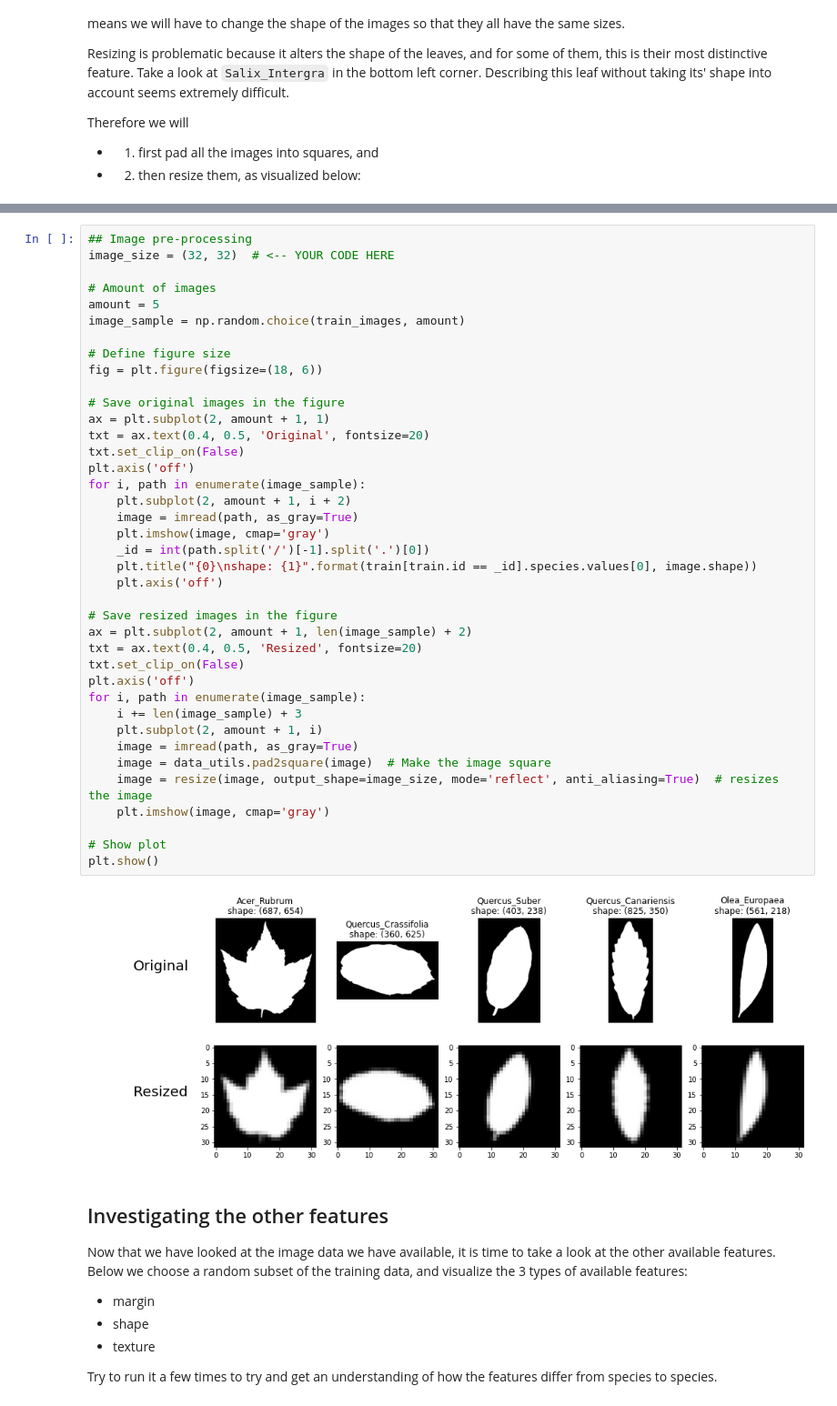
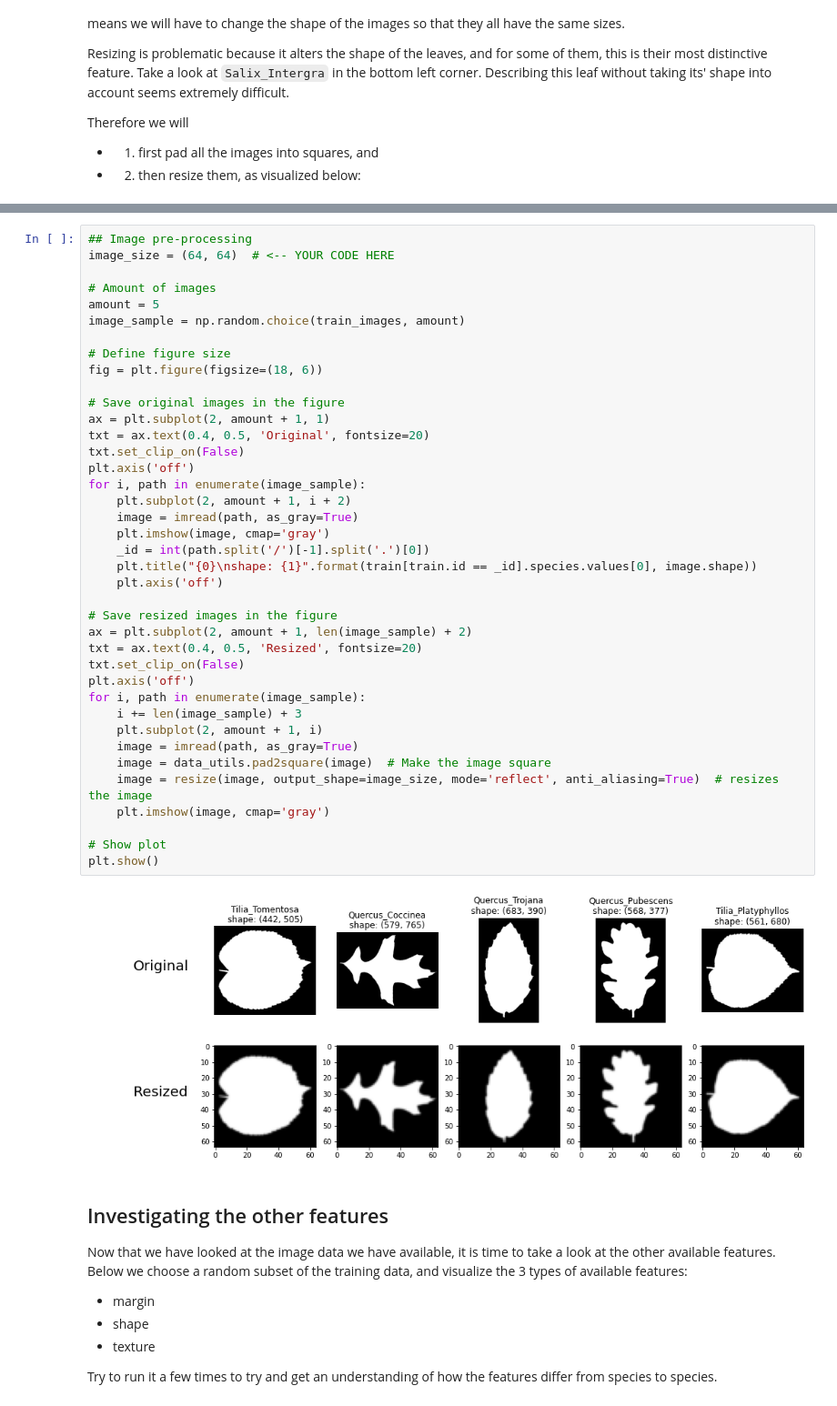
Before and after one commit to kristinanett/02456-deep-learning-with-PyTorch, a Jupyter notebook: 6_Mini_Project/6.1-EXE-Kaggle-Leaf-Challenge.ipynb, the cells around one changed output, grey strips where cells are left out. Shown at 91% size. Drawn from its saved outputs; the diff is of its cells as text.

```diff
--- a/6_Mini_Project/6.1-EXE-Kaggle-Leaf-Challenge.ipynb
+++ b/6_Mini_Project/6.1-EXE-Kaggle-Leaf-Challenge.ipynb
@@ -226,6 +226,6 @@ I tried to choose the smallest resizing of the image where you "can still differ
 # %%
 ## Image pre-processing
-image_size = (32, 32)  # <-- YOUR CODE HERE
+image_size = (64, 64)  # <-- YOUR CODE HERE
 
 # Amount of images
 amount = 5
@@ -236,34 +236,34 @@ fig = plt.figure(figsize=(18, 6))
 
 # Save original images in the figure
 ax = plt.subplot(2, amount + 1, 1)
 txt = ax.text(0.4, 0.5, 'Original', fontsize=20)
 txt.set_clip_on(False)
 plt.axis('off')
 for i, path in enumerate(image_sample):
     plt.subplot(2, amount + 1, i + 2)
     image = imread(path, as_gray=True)
     plt.imshow(image, cmap='gray')
     _id = int(path.split('/')[-1].split('.')[0])
     plt.title("{0}\nshape: {1}".format(train[train.id == _id].species.values[0], image.shape))
     plt.axis('off')
 
 # Save resized images in the figure
 ax = plt.subplot(2, amount + 1, len(image_sample) + 2)
 txt = ax.text(0.4, 0.5, 'Resized', fontsize=20)
 txt.set_clip_on(False)
 plt.axis('off')
 for i, path in enumerate(image_sample):
     i += len(image_sample) + 3
     plt.subplot(2, amount + 1, i)
     image = imread(path, as_gray=True)
     image = data_utils.pad2square(image)  # Make the image square
     image = resize(image, output_shape=image_size, mode='reflect', anti_aliasing=True)  # resizes the image
     plt.imshow(image, cmap='gray')
 
 # Show plot
 plt.show()
 # %% [output]
-[figure, old version]
+[figure, new version]
 # %% [markdown]
 ## Investigating the other features
 
```
Also changed, not shown: parts of 13 cells of this notebook.
